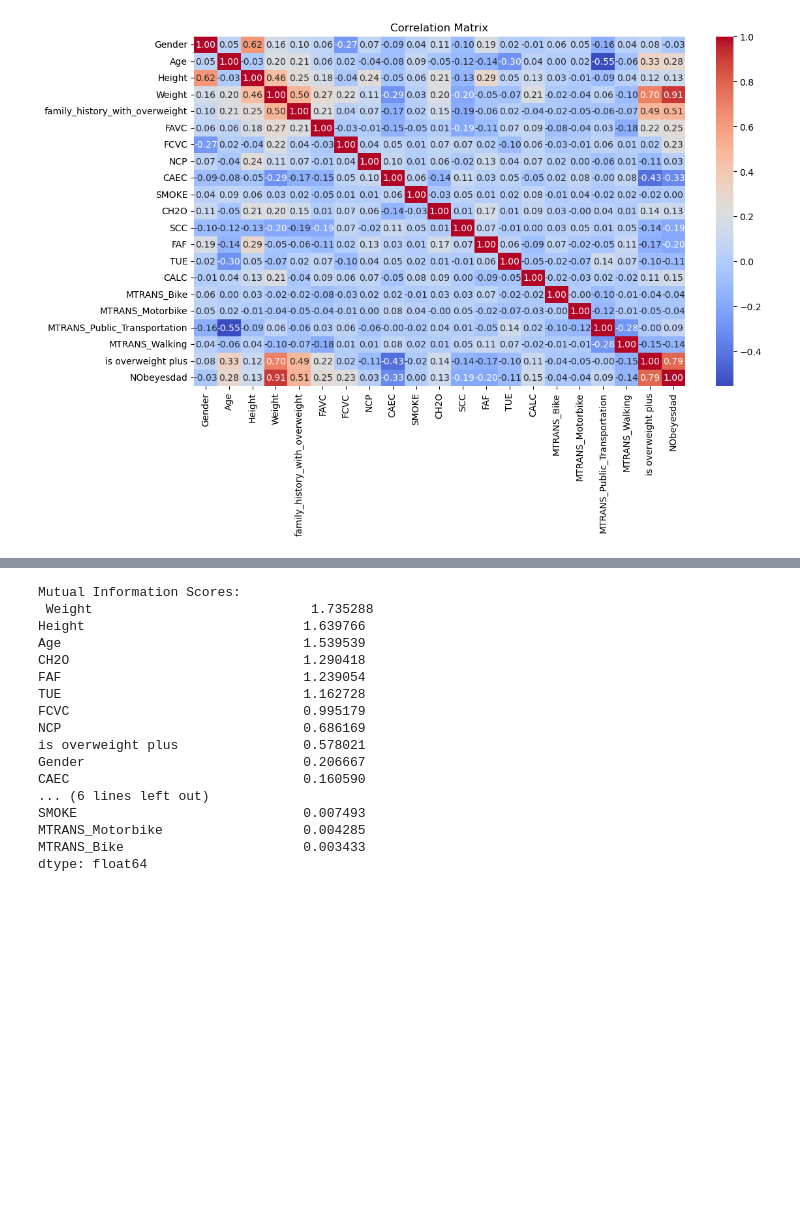
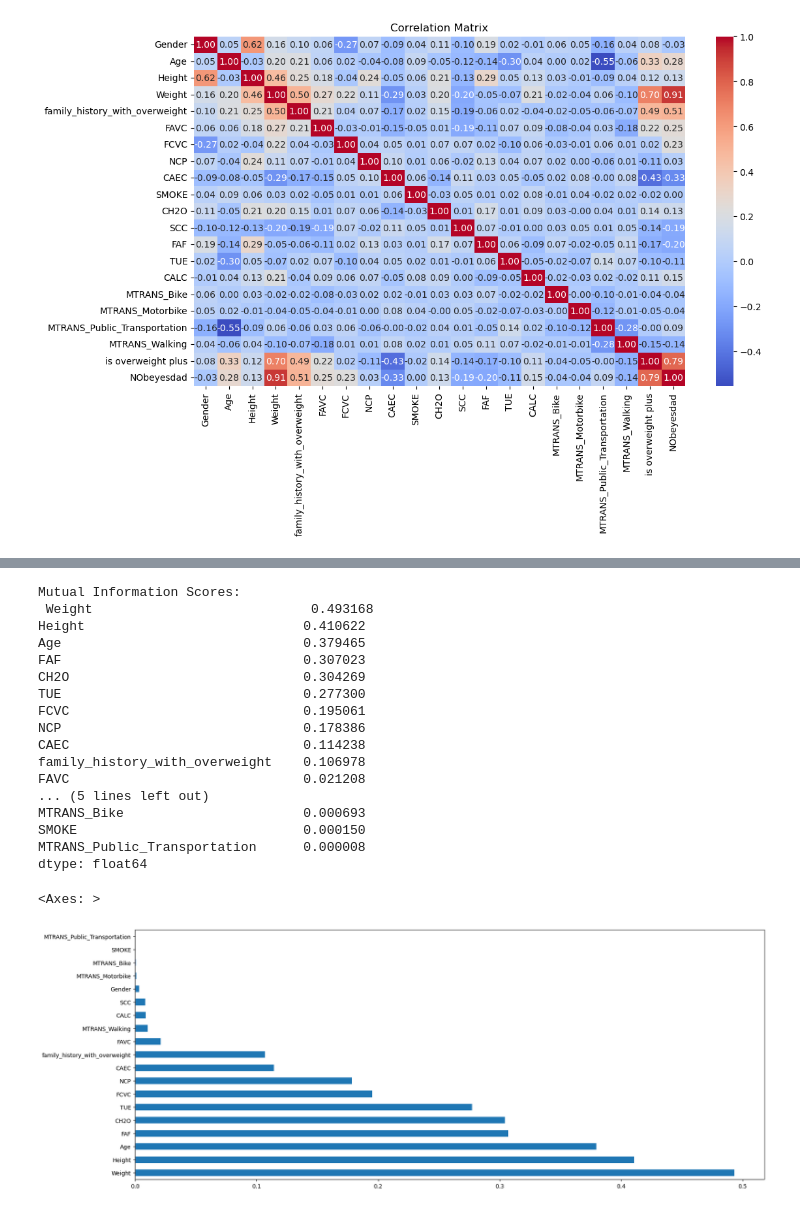
Before and after one commit to ktpanda2025/STA_160, a Jupyter notebook: eda.ipynb, the cells around one changed output, grey strips where cells are left out. Cells and saved outputs as stored; diff of their text form; code cells hidden in the pictures; blank space fills up the shorter version.

```diff
--- a/eda.ipynb
+++ b/eda.ipynb
@@ -169,34 +241,39 @@ from sklearn.feature_selection import mutual_info_classif
 # Assuming 'merge_encoded' is your encoded DataFrame
 # Calculating mutual information scores
 mi_scores = mutual_info_classif(
-    merge_encoded.drop('NObeyesdad', axis=1),
-    merge_encoded['NObeyesdad'],
+    merge_encoded.drop(['NObeyesdad','is overweight plus'], axis=1),
+    merge_encoded['is overweight plus'],
     discrete_features=True
 )
 
 # Creating a series with scores, sorted in descending order
-mi_series = pd.Series(mi_scores, index=merge_encoded.drop('NObeyesdad', axis=1).columns).sort_values(ascending=False)
+mi_series = pd.Series(mi_scores, index=merge_encoded.drop(['NObeyesdad','is overweight plus'], axis=1).columns).sort_values(ascending=False)
 
 # Displaying the mutual information scores
 print("Mutual Information Scores:\n", mi_series)
 # %% [output]
 Mutual Information Scores:
- Weight                            1.735288
-Height                            1.639766
-Age                               1.539539
-CH2O                              1.290418
-FAF                               1.239054
-TUE                               1.162728
-FCVC                              0.995179
-NCP                               0.686169
-is overweight plus                0.578021
-Gender                            0.206667
-CAEC                              0.160590
-... (6 lines left out)
-SMOKE                             0.007493
-MTRANS_Motorbike                  0.004285
-MTRANS_Bike                       0.003433
+ Weight                            0.493168
+Height                            0.410622
+Age                               0.379465
+FAF                               0.307023
+CH2O                              0.304269
+TUE                               0.277300
+FCVC                              0.195061
+NCP                               0.178386
+CAEC                              0.114238
+family_history_with_overweight    0.106978
+FAVC                              0.021208
+... (5 lines left out)
+MTRANS_Bike                       0.000693
+SMOKE                             0.000150
+MTRANS_Public_Transportation      0.000008
 dtype: float64
+# %%
+mi_series.plot.barh(figsize=(20, 8))
+# %% [output]
+<Axes: >
+[figure, added]
 # %%
 count_df = merged.groupby(['MTRANS', 'NObeyesdad']).size().unstack(fill_value=0)
 count_df.rename(columns=reverse_nobeyesdad_mapping,inplace=True)
```
Also changed, not shown: parts of 5 cells of this notebook, 3 other files.
